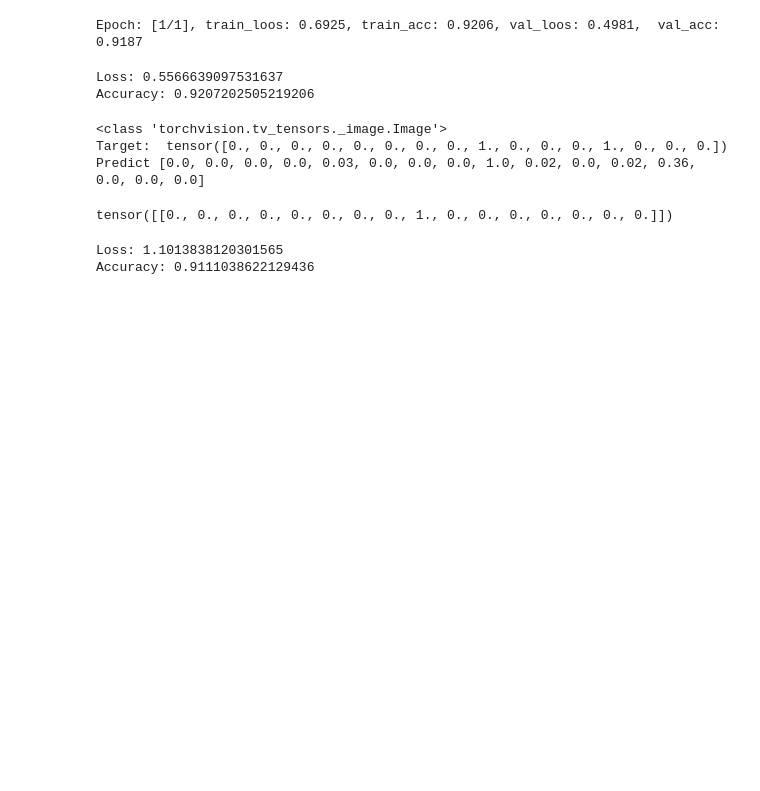
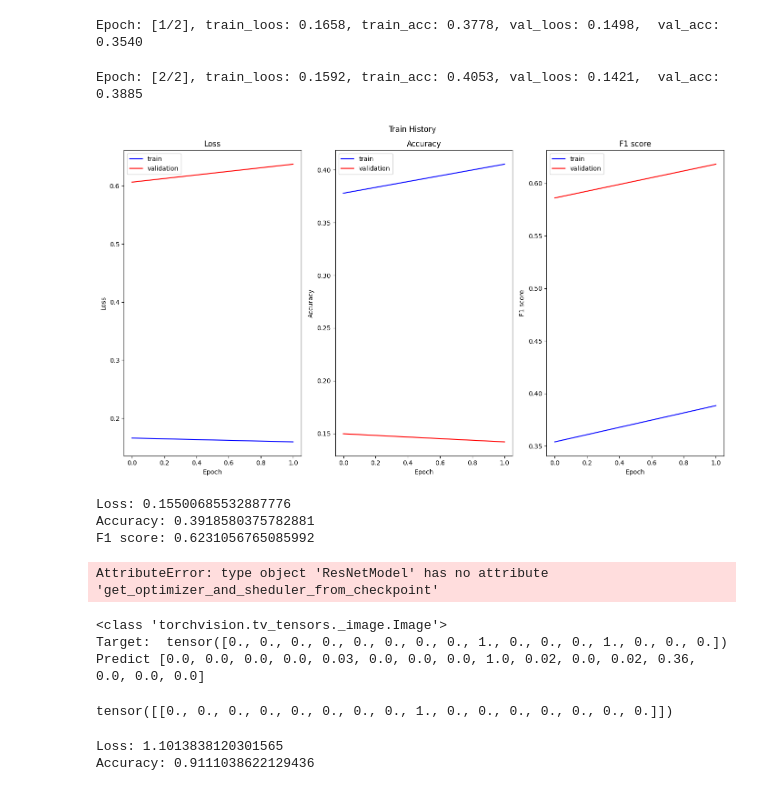
Before and after one commit to Nok1sh/multi-label-classification-dl, a Jupyter notebook: cnn.ipynb, the cells around one changed output. Drawn from its saved outputs; the diff is of its cells as text; code cells hidden in the pictures; blank space fills up the shorter version.

Commit message:
feat: last work before start train

```diff
--- a/cnn.ipynb
+++ b/cnn.ipynb
@@ -7,15 +10,21 @@ from cnn.run_train import run_epochs, test_model
 # %%
 model = ResNetModel()
 # %%
-train_data = DataLoader(MultiLabelDataset("train"), batch_size=64, shuffle=True)
-val_data = DataLoader(MultiLabelDataset("val"), batch_size=64, shuffle=False)
-test_data = DataLoader(MultiLabelDataset("test"), batch_size=64, shuffle=False)
+train_data = DataLoader(MultiLabelDataset("train", MultiLabelDataset.TRANSFORM_TRAIN), batch_size=64, shuffle=True)
+val_data = DataLoader(MultiLabelDataset("val", MultiLabelDataset.TRANSFORM_VAL), batch_size=64, shuffle=False)
+test_data = DataLoader(MultiLabelDataset("test", MultiLabelDataset.TRANSFORM_VAL), batch_size=64, shuffle=False)
 # %%
-history = run_epochs(1, train_data, val_data, model)
+history = run_epochs(2, train_data, val_data, model)
 # %% [output]
-Epoch: [1/1], train_loos: 0.6925, train_acc: 0.9206, val_loos: 0.4981,  val_acc: 0.9187
+Epoch: [1/2], train_loos: 0.1658, train_acc: 0.3778, val_loos: 0.1498,  val_acc: 0.3540
+Epoch: [2/2], train_loos: 0.1592, train_acc: 0.4053, val_loos: 0.1421,  val_acc: 0.3885
+# %%
+learning_curve(history)
+# %% [output]
+[figure, added]
 # %%
 print(test_model(test_data, model))
 # %% [output]
-Loss: 0.5566639097531637
-Accuracy: 0.9207202505219206
+Loss: 0.15500685532887776
+Accuracy: 0.3918580375782881
+F1 score: 0.6231056765085992
@@ -21,0 +36,4 @@ Accuracy: 0.9207202505219206
+# %%
+optimizer_state, scheduler_state = ResNetModel.get_optimizer_and_scheduler_from_checkpoint(epoch)
+# %% [output]
+AttributeError: type object 'ResNetModel' has no attribute 'get_optimizer_and_sheduler_from_checkpoint'
```
Also changed, not shown: parts of 5 cells of this notebook, 7 other files.
